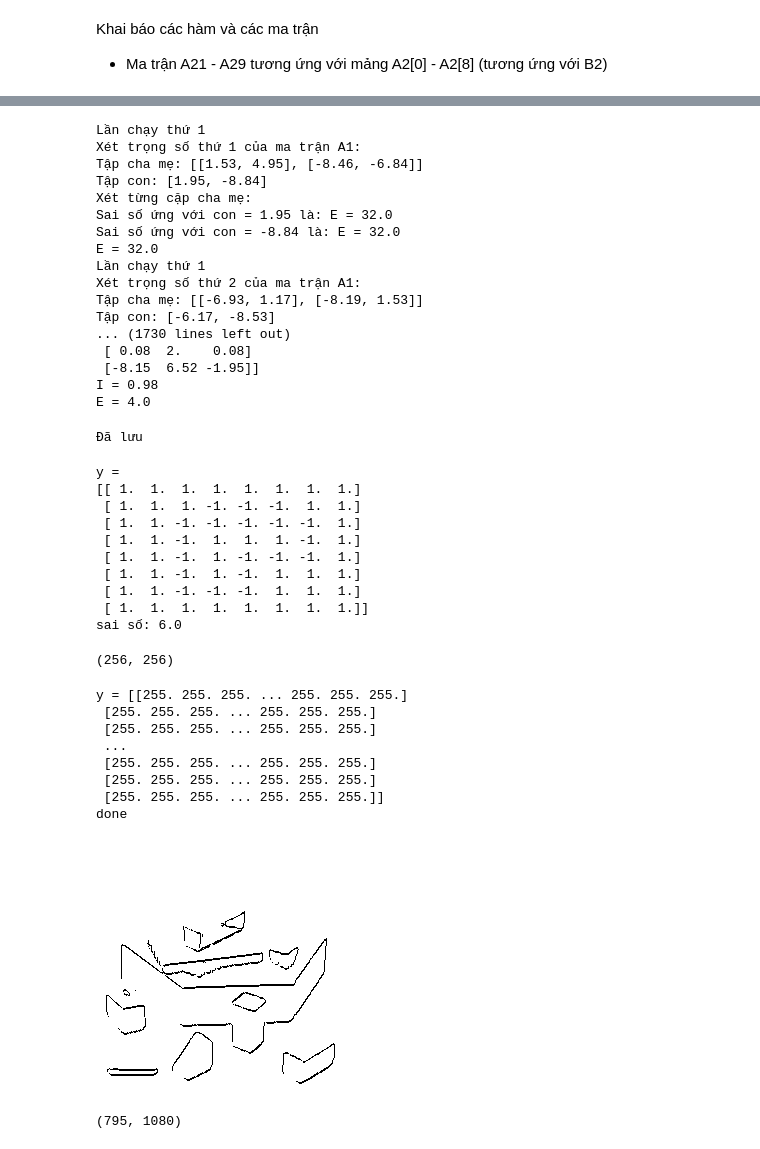
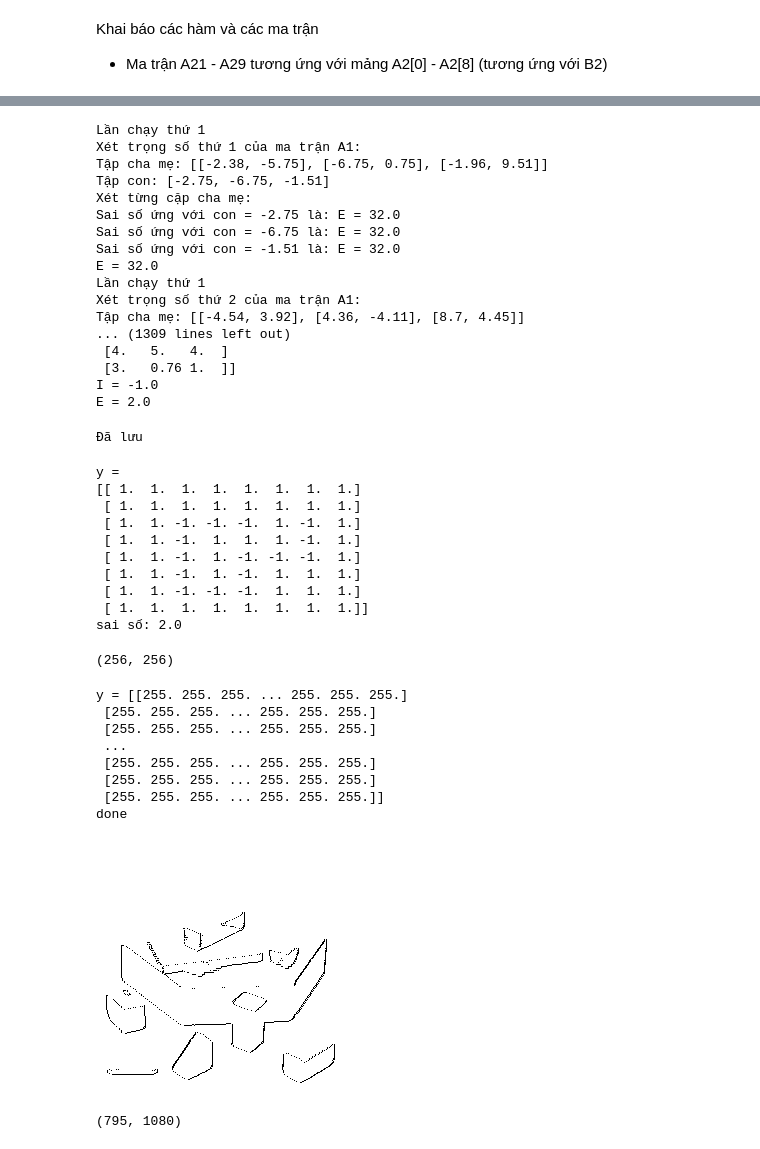
Before and after one commit to Gokycha/DoAnTotNghiep, a Jupyter notebook: MangNoronTeBaoBacHai_giaiThuatDiTruyen.ipynb, the cells around one changed output, grey strips where cells are left out. Saved outputs shown, nothing was run; the diff lists cells and outputs as text; code cells hidden in the pictures.

```diff
--- a/MangNoronTeBaoBacHai_giaiThuatDiTruyen.ipynb
+++ b/MangNoronTeBaoBacHai_giaiThuatDiTruyen.ipynb
@@ -114,7 +114,7 @@ class CNN:
 
     # Quần thể trọng số (gồm 11 số)
     #quanThe = np.array([ngauNhien() for i in range(slts)])
-    quanThe = np.array([2.,2.,2.,2.,2.]*20+[-1.])# các ma trận A1, A21 - A29, B1, B21 - B29 ban đầu đều là ma trận 0 với tâm là 2, mức ngưỡng I ban đầu là -1
+    quanThe = np.array([1.,2.,3.,4.,5.]*10+[1.,2.,3.,4.,5.]*10+[-1.])# các ma trận A1, A21 - A29, B1, B21 - B29 ban đầu đều là ma trận 0 với tâm là 2, mức ngưỡng I ban đầu là -1
 
     # Khởi tạo các ma trận A1, A21 - A29, B1, B21 - B29 ban đầu
     A1 = taoMaTranDoiXung(quanThe[:5])
@@ -131,13 +131,13 @@ class CNN:
     I = quanThe[100]
 
     # hai giá trị ban đầu cho ptvp gồm x0 = [ma trận toàn số 0] với t0 = 0.0 và t1 để tính đầu ra x1 (t1 != t0)
-    x0, t0, t1 = u*0.0, 0.0, 0.2
+    x0, t0, t1 = u, 0.0, 0.2
 
     # ma trận đầu ra y (y được tính theo x)
     y = hamDauRa(x0)
 
     # sai số cho phép
-    E0 = 6.0
+    E0 = 2.0
 
     # sai số hiện tại
     E = float('inf') # mặc định ban đầu gán với dương vô cùng
@@ -239,7 +239,7 @@ y = [[1. 1. 1. 1. 1. 1. 1. 1.]
 E = 32.0
 # %%
 # thuật toán tối ưu từng trọng số theo phương pháp ngẫu nhiên
-soChaMe = 2 # số cha mẹ được chọn để lai mới mỗi trọng số
+soChaMe = 3 # số cha mẹ được chọn để lai mới mỗi trọng số
 loop = 200 #số lần chạy thử tối đa
 count = 0 # đếm số lần chạy
 while(True):
@@ -290,21 +290,21 @@ print(f'E = {cnn.E}')
 # %% [output]
 Lần chạy thứ 1
 Xét trọng số thứ 1 của ma trận A1:
-Tập cha mẹ: [[1.53, 4.95], [-8.46, -6.84]]
-Tập con: [1.95, -8.84]
+Tập cha mẹ: [[-2.38, -5.75], [-6.75, 0.75], [-1.96, 9.51]]
+Tập con: [-2.75, -6.75, -1.51]
 Xét từng cặp cha mẹ:
-Sai số ứng với con = 1.95 là: E = 32.0
-Sai số ứng với con = -8.84 là: E = 32.0
+Sai số ứng với con = -2.75 là: E = 32.0
+Sai số ứng với con = -6.75 là: E = 32.0
+Sai số ứng với con = -1.51 là: E = 32.0
 E = 32.0
 Lần chạy thứ 1
 Xét trọng số thứ 2 của ma trận A1:
-Tập cha mẹ: [[-6.93, 1.17], [-8.19, 1.53]]
-Tập con: [-6.17, -8.53]
-... (1730 lines left out)
- [ 0.08  2.    0.08]
- [-8.15  6.52 -1.95]]
-I = 0.98
-E = 4.0
+Tập cha mẹ: [[-4.54, 3.92], [4.36, -4.11], [8.7, 4.45]]
+... (1309 lines left out)
+ [4.   5.   4.  ]
+ [3.   0.76 1.  ]]
+I = -1.0
+E = 2.0
 # %%
 # Lưu lại bộ trọng số
 np.savetxt('TrongSoBac2/A1.txt',cnn.A1)
@@ -324,7 +324,7 @@ print('Đã lưu')
 # print(f'A = {testA}')
 # print(f'B = {testB}')
 # print(f'I = {testI}')
-getQuanThe(1)
+#getQuanThe(1)
 ptvp.set_initial_value(cnn.x0.flatten(), 0.0)
 ptvp.set_f_params(convolve2d(cnn.u,cnn.B1,'same'), TichChapBacHai(cnn.u,cnn.B2), cnn.A1, cnn.A2, cnn.I, cnn.n, cnn.m)
 x = (ptvp.integrate(cnn.t1))[:].reshape(cnn.n, cnn.m)
@@ -336,48 +336,48 @@ print(f'sai số: {saiSo(cnn.d,y)}')
 # %% [output]
 y =
 [[ 1.  1.  1.  1.  1.  1.  1.  1.]
- [ 1.  1.  1. -1. -1. -1.  1.  1.]
- [ 1.  1. -1. -1. -1. -1. -1.  1.]
+ [ 1.  1.  1.  1.  1.  1.  1.  1.]
+ [ 1.  1. -1. -1. -1.  1. -1.  1.]
  [ 1.  1. -1.  1.  1.  1. -1.  1.]
  [ 1.  1. -1.  1. -1. -1. -1.  1.]
  [ 1.  1. -1.  1. -1.  1.  1.  1.]
  [ 1.  1. -1. -1. -1.  1.  1.  1.]
  [ 1.  1.  1.  1.  1.  1.  1.  1.]]
-sai số: 6.0
+sai số: 2.0
 # %%
 #test với ảnh mẫu
 maTranAnh = img.open('images/input1.bmp').convert('RGB')
 #maTranAnh = img.open('images/input2.gif').convert('RGB')
 #maTranAnh = img.open('images/input4.jpg').convert('RGB')
 #maTranAnh = img.open('images/input5.png').convert('RGB')
 #maTranAnh = img.open('images/input6.jpg').convert('RGB')
 m,n = maTranAnh.size
 u = np.array(maTranAnh)[:,:,0]
 print(u.shape)
 u = u/255.0*2.0-1.0
-ptvp.set_initial_value((u*0.0).flatten(), 0.0)
+ptvp.set_initial_value(u.flatten(), 0.0)
 ptvp.set_f_params(convolve2d(u,cnn.B1,'same'), TichChapBacHai(u,cnn.B2), cnn.A1, cnn.A2, cnn.I, n, m)
 x = (ptvp.integrate(0.5))[:].reshape(n, m)
 y = hamDauRa(x)
 y = np.sign(y)
 y = (y/2.0+0.5)*255
 print(f'y = {y}')
 out = img.fromarray(y).convert('RGB')
 out.save('images/output5.png')
 print('done')
 maTranAnh.show()
 out
 # %% [output]
 (256, 256)
 y = [[255. 255. 255. ... 255. 255. 255.]
  [255. 255. 255. ... 255. 255. 255.]
  [255. 255. 255. ... 255. 255. 255.]
  ...
  [255. 255. 255. ... 255. 255. 255.]
  [255. 255. 255. ... 255. 255. 255.]
  [255. 255. 255. ... 255. 255. 255.]]
 done
-[figure, old version]
+[figure, new version]
 # %%
 #test với ảnh lớn
 #maTranAnh = img.open('images/input1.bmp').convert('RGB')
```
Also changed, not shown: parts of 1 cell of this notebook, 23 other files.
